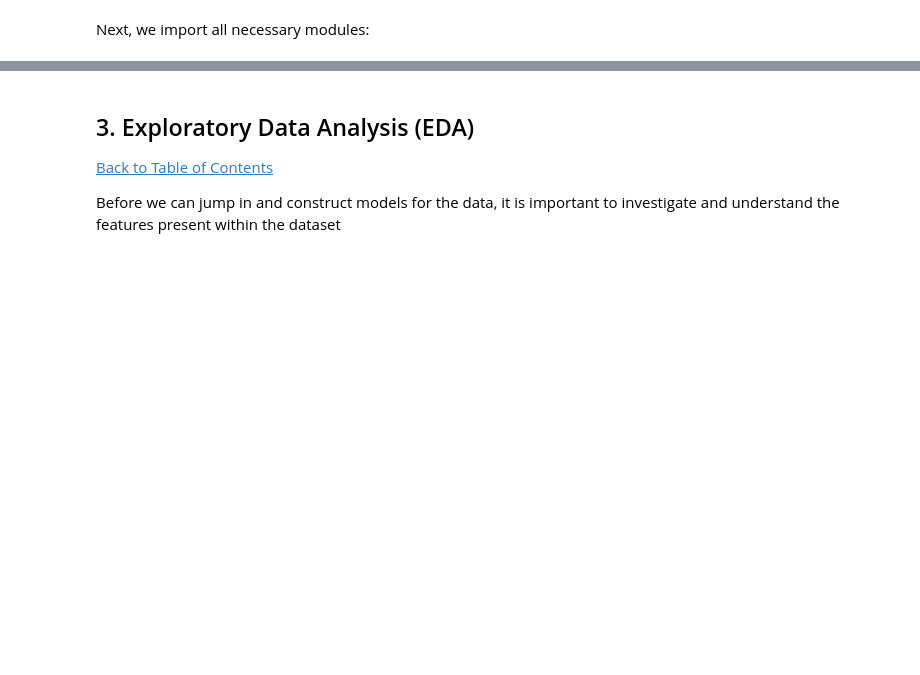
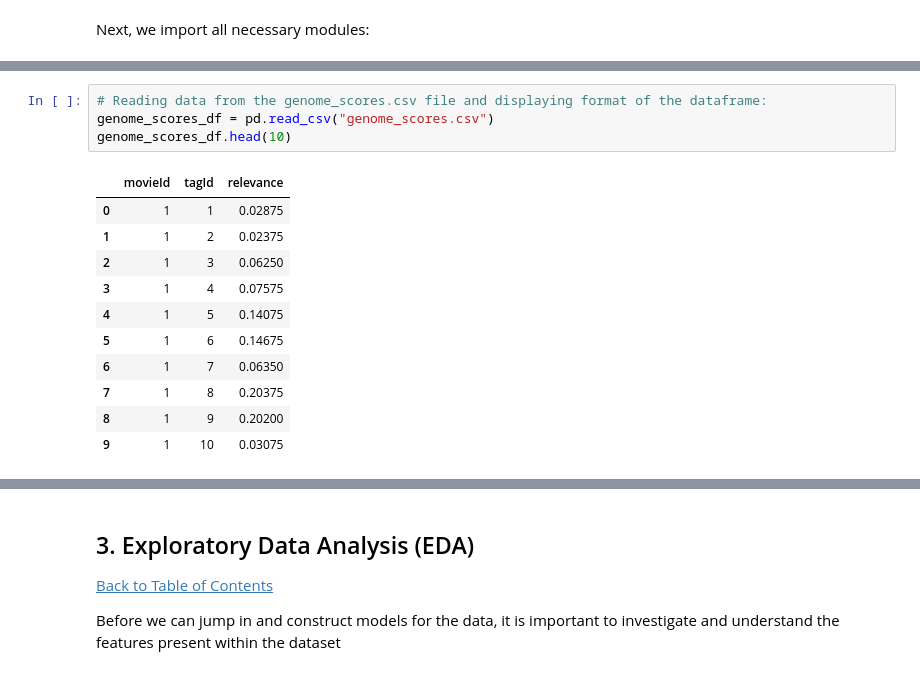
Before and after one commit to Kabous0017/Unsupervised-Learning-Team-NM4-VersionControl, a Jupyter notebook: FinalNotebook_Team_NM4.ipynb, the cells around one changed output, grey strips where cells are left out. Saved outputs shown, nothing was run; the diff lists cells and outputs as text; blank space fills up the shorter version.

```diff
--- a/FinalNotebook_Team_NM4.ipynb
+++ b/FinalNotebook_Team_NM4.ipynb
@@ -160,0 +178,16 @@ We load the data from the datafiles:
+# %%
+# Reading data from the genome_scores.csv file and displaying format of the dataframe:
+genome_scores_df = pd.read_csv("genome_scores.csv")
+genome_scores_df.head(10)
+# %% [output]
+|  | movieId | tagId | relevance |
+| 0 | 1 | 1 | 0.02875 |
+| 1 | 1 | 2 | 0.02375 |
+| 2 | 1 | 3 | 0.06250 |
+| 3 | 1 | 4 | 0.07575 |
+| 4 | 1 | 5 | 0.14075 |
+| 5 | 1 | 6 | 0.14675 |
+| 6 | 1 | 7 | 0.06350 |
+| 7 | 1 | 8 | 0.20375 |
+| 8 | 1 | 9 | 0.20200 |
+| 9 | 1 | 10 | 0.03075 |
```
Also changed, not shown: parts of 17 cells of this notebook, 1 other file.
